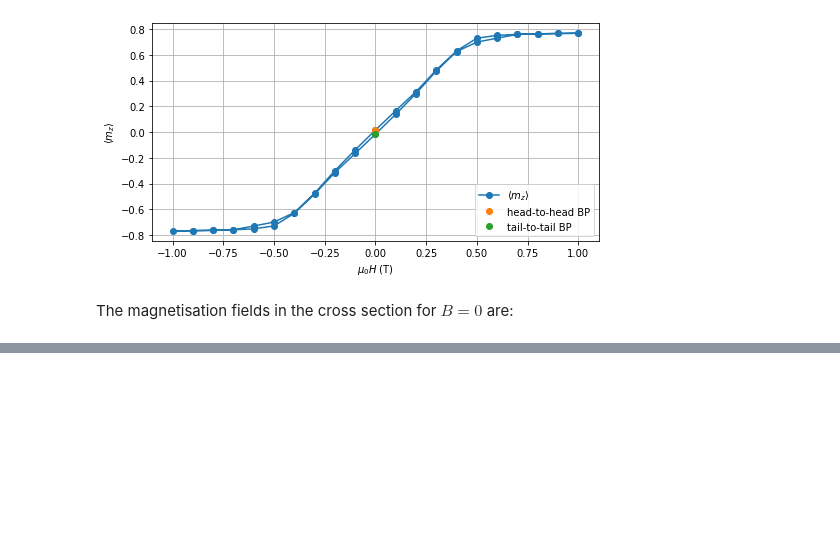
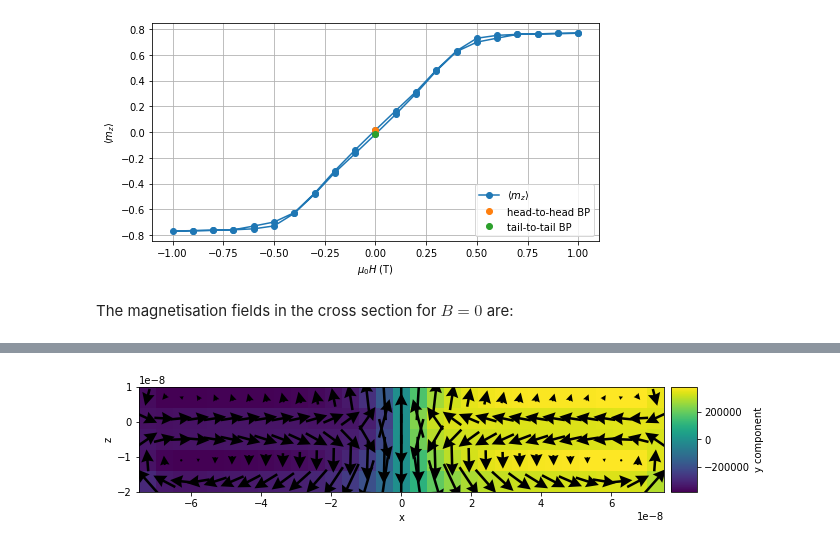
Before and after one commit to reproducible-micromagnetics/2019-stable-and-manipulable-bloch-point, a Jupyter notebook: figure-03-hysteretic-behaviour.ipynb, the cells around one changed output, grey strips where cells are left out. Cells and saved outputs as stored; diff of their text form; code cells hidden in the pictures; blank space fills up the shorter version.

```diff
--- a/figure-03-hysteretic-behaviour.ipynb
+++ b/figure-03-hysteretic-behaviour.ipynb
@@ -113,2 +113,6 @@ m2.plane('y').k3d_vectors(color_field=m1.z, head_size=20)
 # %% [output]
 [interactive output not drawn]
+# %%
+m2.plane('y').mpl(figsize=(10, 5))
+# %% [output]
+[figure, added]
```
Also changed, not shown: parts of 7 cells of this notebook.
